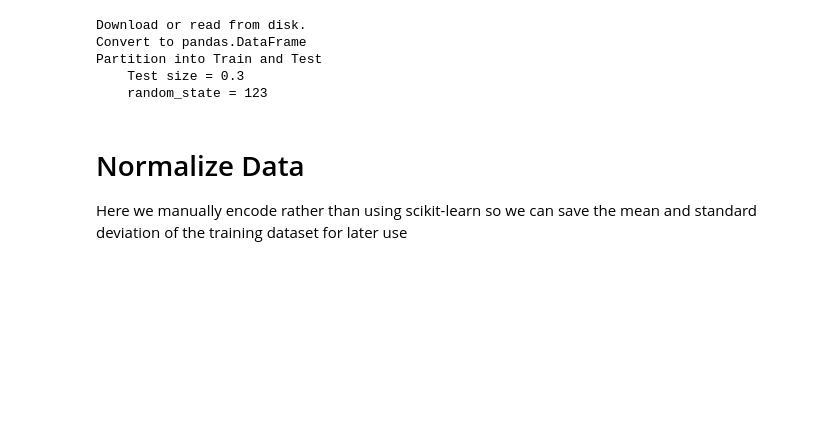
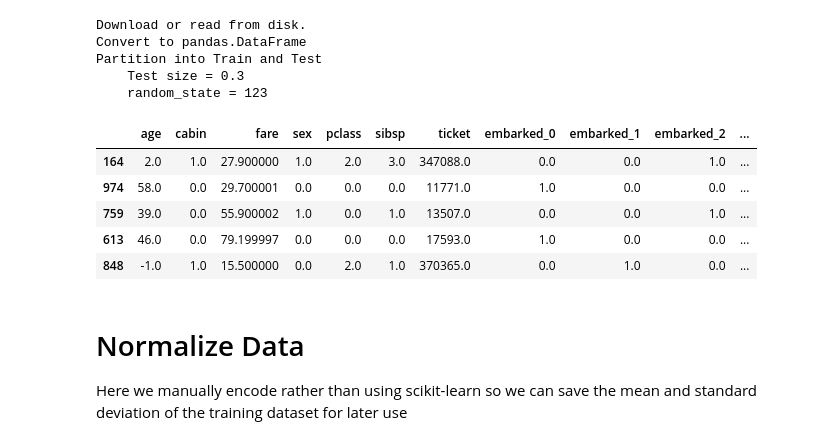
Before and after one commit to bmathias12/tensorflow2-classification, a Jupyter notebook: 01-baseline-models.ipynb, the cells around one changed output. Drawn from its saved outputs; the diff is of its cells as text; code cells hidden in the pictures; blank space fills up the shorter version.

Commit message:
display dataframes for clarity

```diff
--- a/01-baseline-models.ipynb
+++ b/01-baseline-models.ipynb
@@ -21,6 +21,15 @@ Convert to pandas.DataFrame
 Partition into Train and Test
     Test size = 0.3
     random_state = 123
+# %%
+df_train.head()
+# %% [output]
+|  | age | cabin | fare | sex | pclass | sibsp | ticket | embarked_0 | embarked_1 | embarked_2 | ... |
+| 164 | 2.0 | 1.0 | 27.900000 | 1.0 | 2.0 | 3.0 | 347088.0 | 0.0 | 0.0 | 1.0 | ... |
+| 974 | 58.0 | 0.0 | 29.700001 | 0.0 | 0.0 | 0.0 | 11771.0 | 1.0 | 0.0 | 0.0 | ... |
+| 759 | 39.0 | 0.0 | 55.900002 | 1.0 | 0.0 | 1.0 | 13507.0 | 0.0 | 0.0 | 1.0 | ... |
+| 613 | 46.0 | 0.0 | 79.199997 | 0.0 | 0.0 | 0.0 | 17593.0 | 1.0 | 0.0 | 0.0 | ... |
+| 848 | -1.0 | 1.0 | 15.500000 | 0.0 | 2.0 | 1.0 | 370365.0 | 0.0 | 1.0 | 0.0 | ... |
 # %% [markdown]
 # Normalize Data
 
```
Also changed, not shown: parts of 1 cell of this notebook.
